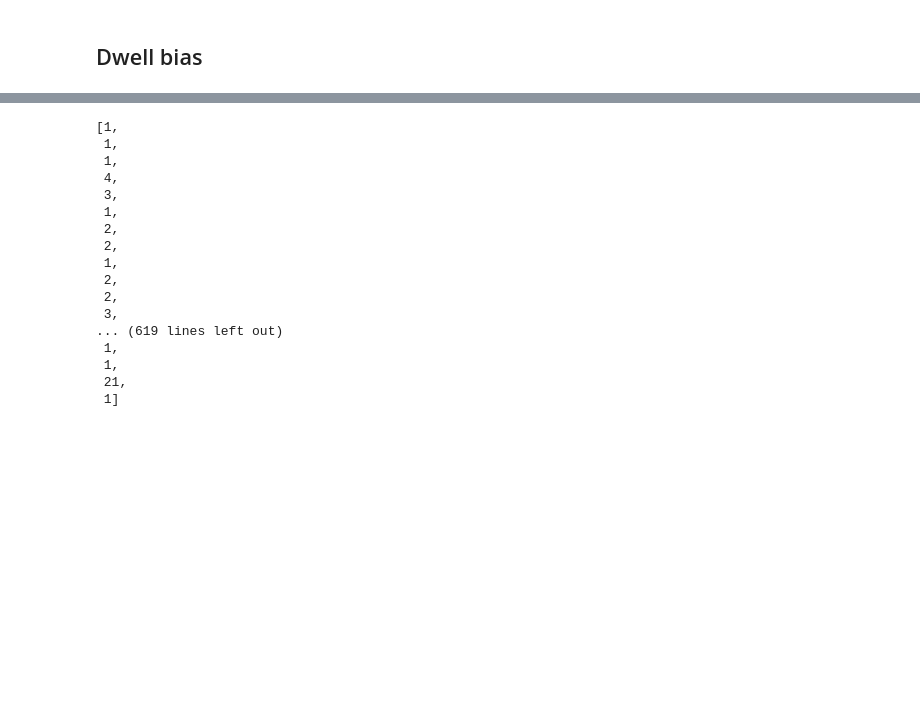
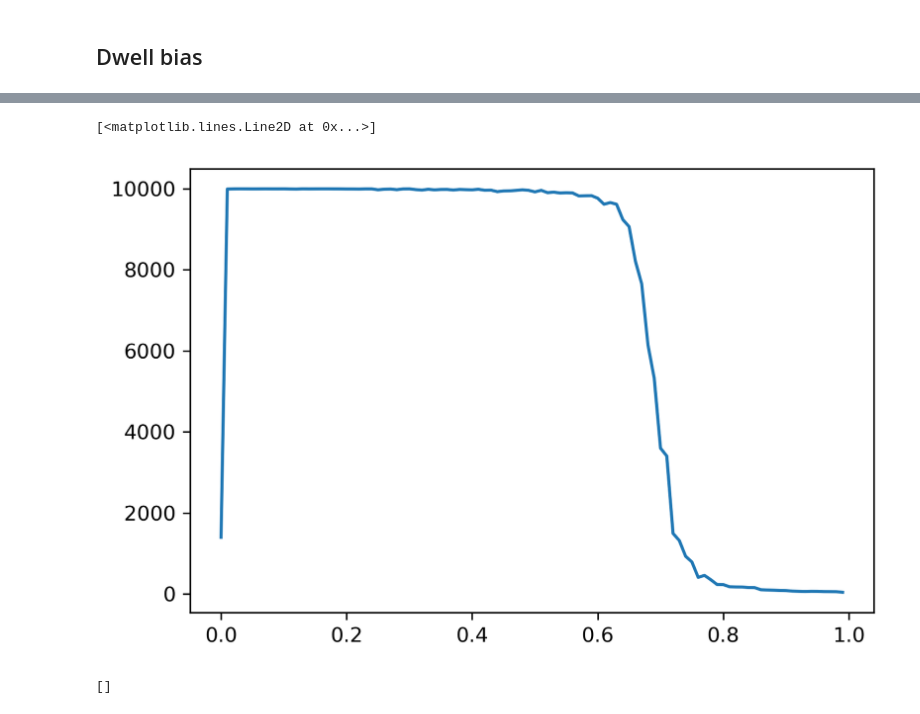
Before and after one commit to YutongB/Opinion-Dynamics, a Jupyter notebook: notebooks/fracpartisan.ipynb, the cells around one changed output, grey strips where cells are left out. Drawn from its saved outputs; the diff is of its cells as text; code cells hidden in the pictures; blank space fills up the shorter version.

```diff
--- a/notebooks/fracpartisan.ipynb
+++ b/notebooks/fracpartisan.ipynb
@@ -129,20 +146,19 @@ plt.plot([mean[-1] for mean in result.non_partisans_mean])
+# %%
+means = []
+mean = []
+for result in results:
+    for sim in result.sims:
+        y = find_start_of_stability(sim)
+        if y is not None:
+            mean.append(y)
+    means.append(np.mean(mean))
+    mean = []
+
+plt.plot([r.partisans for r in results], means)
+# %% [output]
+[<matplotlib.lines.Line2D at 0x...>]
+[figure, added]
 # %%
-[result.peak for result in dwell_bias_peaks_by_bias[DwellBias.TRUE]]
+[result.peak for result in dwell_bias_peaks_by_bias[DwellBias.PARTISAN]]
 # %% [output]
-[1,
- 1,
- 1,
- 4,
- 3,
- 1,
- 2,
- 2,
- 1,
- 2,
- 2,
- 3,
-... (619 lines left out)
- 1,
- 1,
- 21,
- 1]
+[]
```
Also changed, not shown: parts of 41 cells of this notebook, 12 other files.
